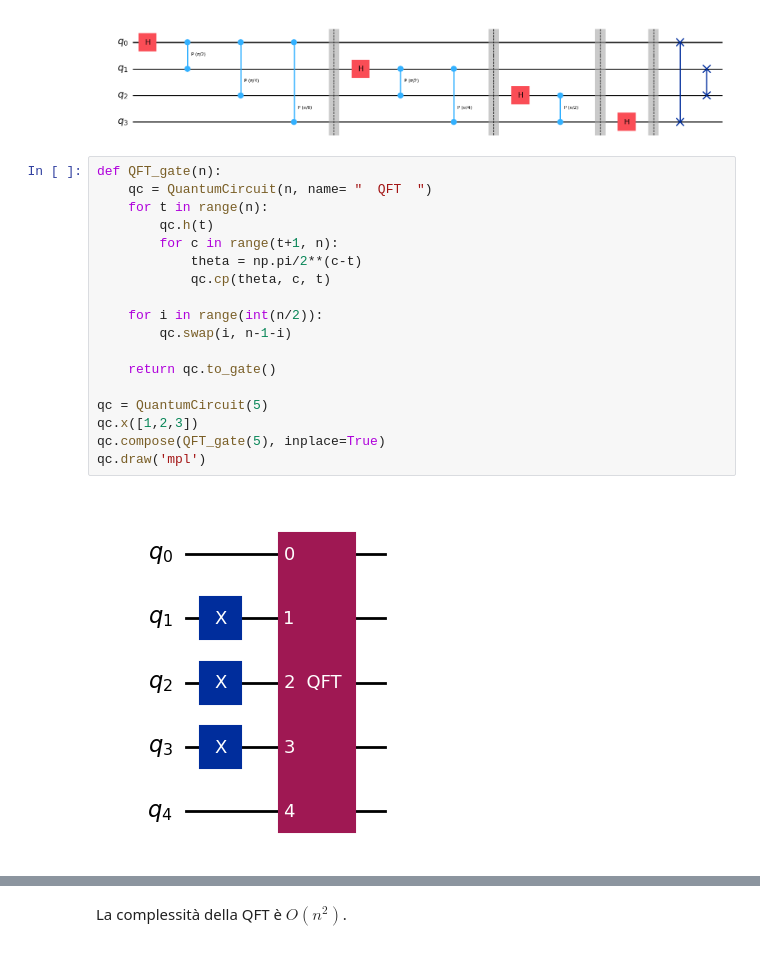
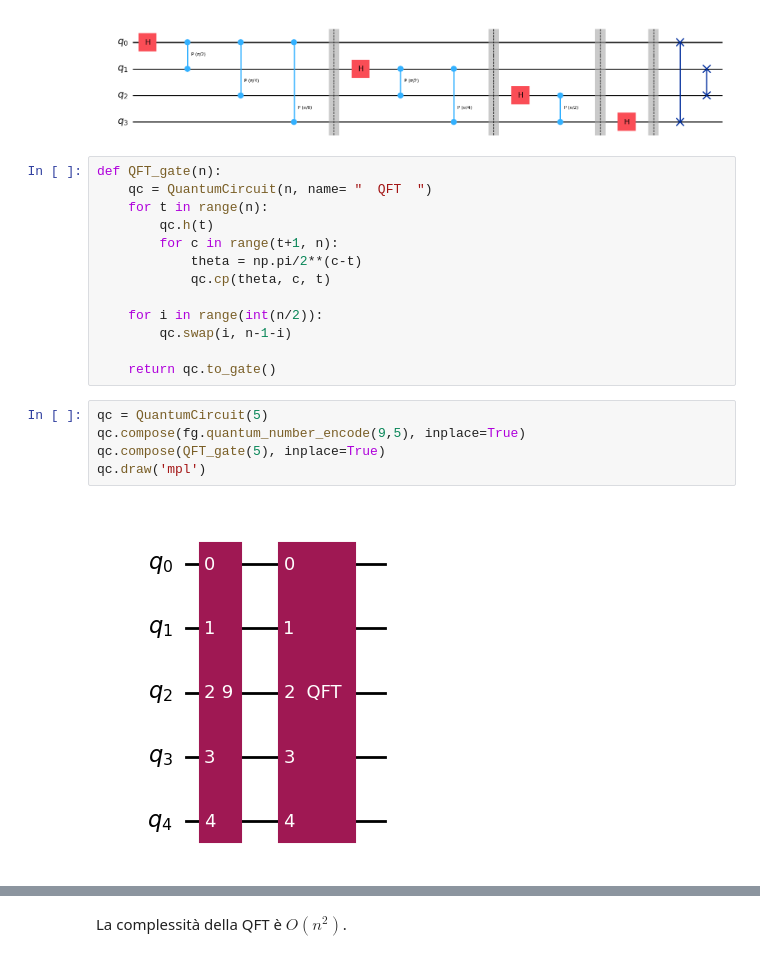
Before and after one commit to BoredDam/quantum-algorithms, a Jupyter notebook: quantum-fourier-transform/quantum-fourier-transform.ipynb, the cells around one changed output, grey strips where cells are left out. Cells and saved outputs as stored; diff of their text form.

```diff
--- a/quantum-fourier-transform/quantum-fourier-transform.ipynb
+++ b/quantum-fourier-transform/quantum-fourier-transform.ipynb
@@ -94,13 +95,13 @@ def QFT_gate(n):
         qc.swap(i, n-1-i)
 
     return qc.to_gate()
-
-qc = QuantumCircuit(5)
-qc.x([1,2,3])
-qc.compose(QFT_gate(5), inplace=True)
-qc.draw('mpl')
-# %% [output]
-[figure, removed]
+# %%
+qc = QuantumCircuit(5)
+qc.compose(fg.quantum_number_encode(9,5), inplace=True)
+qc.compose(QFT_gate(5), inplace=True)
+qc.draw('mpl')
+# %% [output]
+[figure, added]
 # %%
 plot_bloch_multivector(qc)
 # %% [output]
```
Also changed, not shown: parts of 7 cells of this notebook.
